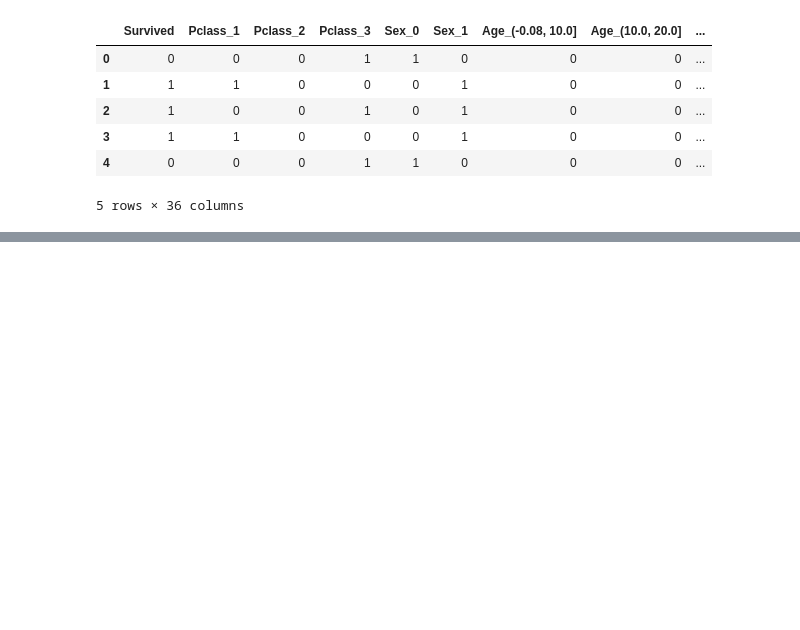
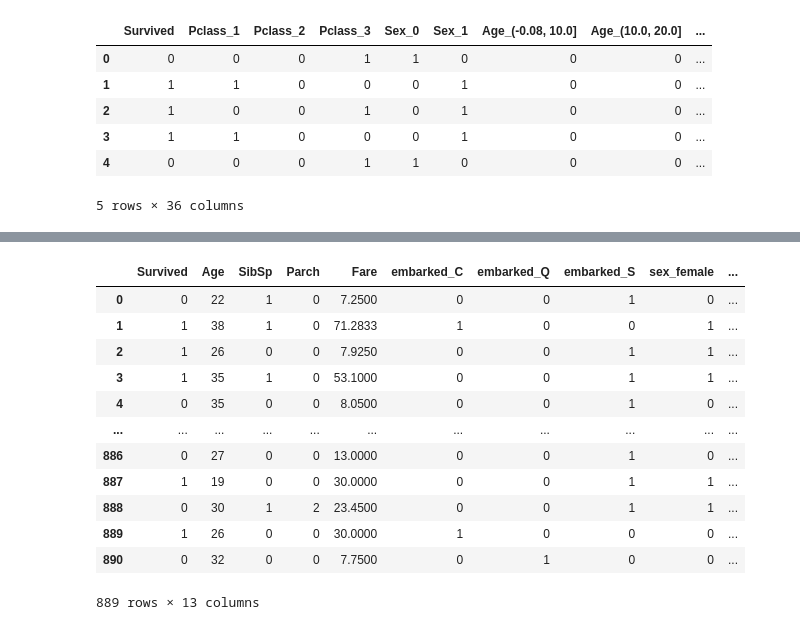
Before and after one commit to Raihan9797/kaggle-titanic, a Jupyter notebook: titanic.ipynb, the cells around one changed output, grey strips where cells are left out. Drawn from its saved outputs; the diff is of its cells as text; code cells hidden in the pictures; blank space fills up the shorter version.

```diff
--- a/titanic.ipynb
+++ b/titanic.ipynb
@@ -919,0 +952,7 @@ df_bin_enc.head()
+# %%
+column_trans = make_column_transformer(
+    (OneHotEncoder(), ['Sex','Embarked', 'Pclass']),
+    remainder = 'passthrough',
+)
+# %%
+column_trans.fit_transform(df_con)
@@ -919,0 +992,37 @@ df_bin_enc.head()
+# %%
+# One hot encode the categorical columns
+df_embarked_one_hot = pd.get_dummies(df_con['Embarked'],
+                                     prefix='embarked')
+
+df_sex_one_hot = pd.get_dummies(df_con['Sex'],
+                                prefix='sex')
+
+df_pclass_one_hot = pd.get_dummies(df_con['Pclass'],
+                                   prefix='pclass')
+# %%
+## combine all the new columns to df_con
+df_con_enc = pd.concat([
+    df_con,
+    df_embarked_one_hot,
+    df_sex_one_hot,
+    df_pclass_one_hot,
+], axis = 1)
+
+## drop redundant columns
+df_con_enc = df_con_enc.drop(['Pclass', 'Sex', 'Embarked'], axis = 1)
+# %%
+df_con_enc
+# %% [output]
+|  | Survived | Age | SibSp | Parch | Fare | embarked_C | embarked_Q | embarked_S | sex_female | ... |
+| 0 | 0 | 22 | 1 | 0 | 7.2500 | 0 | 0 | 1 | 0 | ... |
+| 1 | 1 | 38 | 1 | 0 | 71.2833 | 1 | 0 | 0 | 1 | ... |
+| 2 | 1 | 26 | 0 | 0 | 7.9250 | 0 | 0 | 1 | 1 | ... |
+| 3 | 1 | 35 | 1 | 0 | 53.1000 | 0 | 0 | 1 | 1 | ... |
+| 4 | 0 | 35 | 0 | 0 | 8.0500 | 0 | 0 | 1 | 0 | ... |
+| ... | ... | ... | ... | ... | ... | ... | ... | ... | ... | ... |
+| 886 | 0 | 27 | 0 | 0 | 13.0000 | 0 | 0 | 1 | 0 | ... |
+| 887 | 1 | 19 | 0 | 0 | 30.0000 | 0 | 0 | 1 | 1 | ... |
+| 888 | 0 | 30 | 1 | 2 | 23.4500 | 0 | 0 | 1 | 1 | ... |
+| 889 | 1 | 26 | 0 | 0 | 30.0000 | 1 | 0 | 0 | 0 | ... |
+| 890 | 0 | 32 | 0 | 0 | 7.7500 | 0 | 1 | 0 | 0 | ... |
+889 rows × 13 columns
```
Also changed, not shown: parts of 38 cells of this notebook.
